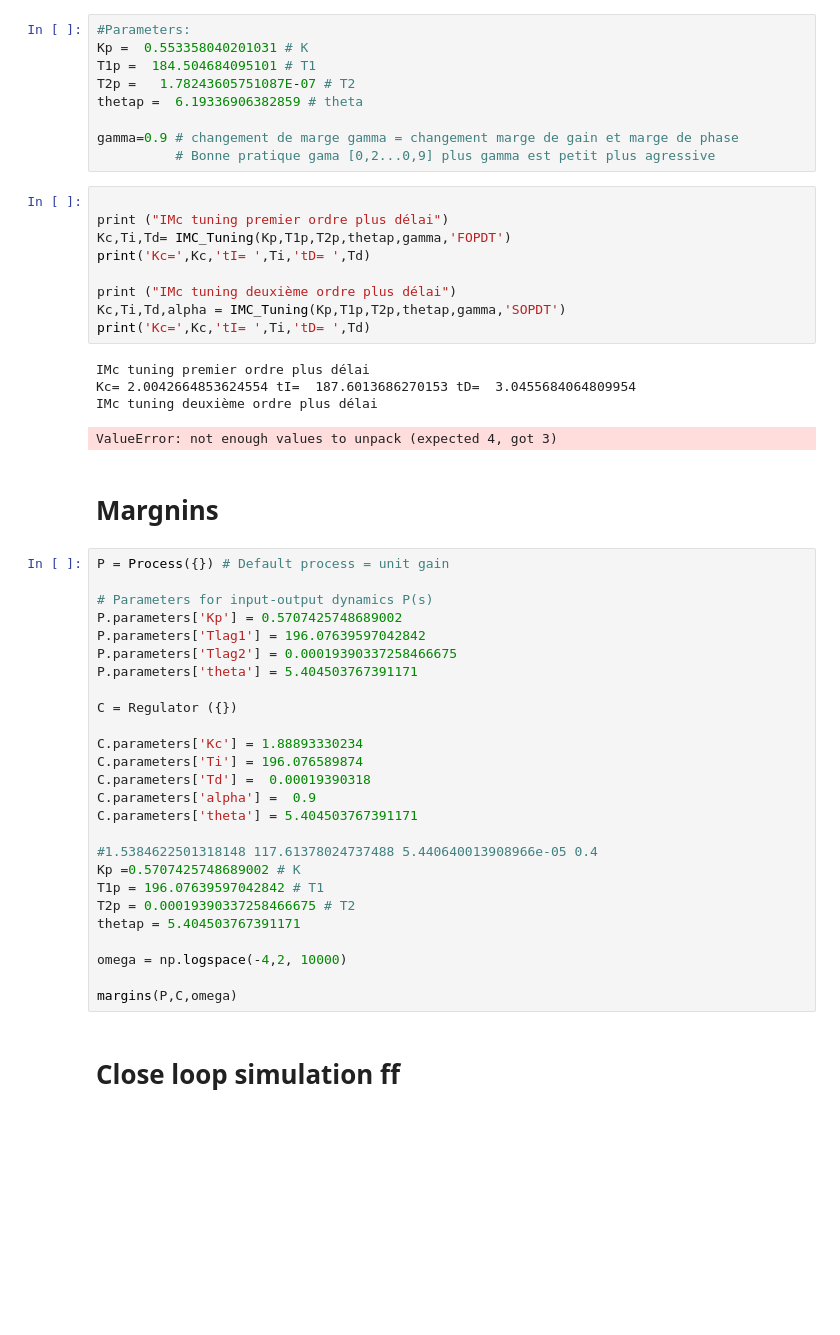
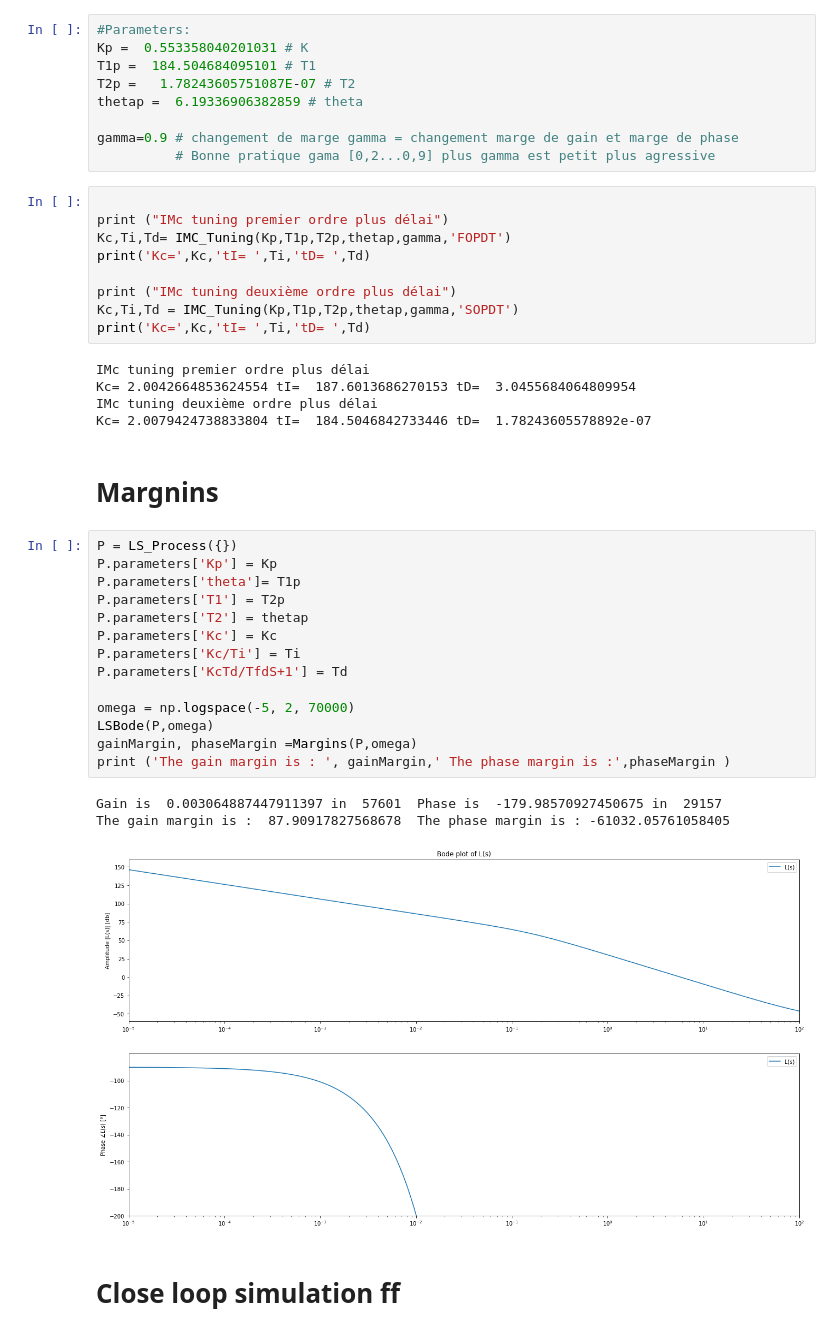
Before and after one commit to LeTouristeDeLECAM/Control-Theory-Laboratory, a Jupyter notebook: control_theory_software/Control_theory_software/package_LAB.ipynb, the cells around one changed output. Cells and saved outputs as stored; diff of their text form; blank space fills up the shorter version.

Commit message:
Added Margins and L(s)

```diff
--- a/control_theory_software/Control_theory_software/package_LAB.ipynb
+++ b/control_theory_software/Control_theory_software/package_LAB.ipynb
@@ -291,41 +291,33 @@ Kc,Ti,Td= IMC_Tuning(Kp,T1p,T2p,thetap,gamma,'FOPDT')
 print('Kc=',Kc,'tI= ',Ti,'tD= ',Td)
 
 print ("IMc tuning deuxième ordre plus délai")
-Kc,Ti,Td,alpha = IMC_Tuning(Kp,T1p,T2p,thetap,gamma,'SOPDT')
+Kc,Ti,Td = IMC_Tuning(Kp,T1p,T2p,thetap,gamma,'SOPDT')
 print('Kc=',Kc,'tI= ',Ti,'tD= ',Td)
 # %% [output]
 IMc tuning premier ordre plus délai
 Kc= 2.0042664853624554 tI=  187.6013686270153 tD=  3.0455684064809954
 IMc tuning deuxième ordre plus délai
+Kc= 2.0079424738833804 tI=  184.5046842733446 tD=  1.78243605578892e-07
-ValueError: not enough values to unpack (expected 4, got 3)
 # %% [markdown]
 # Margnins
 # %%
-P = Process({}) # Default process = unit gain
+P = LS_Process({})
+P.parameters['Kp'] = Kp
+P.parameters['theta']= T1p
+P.parameters['T1'] = T2p
+P.parameters['T2'] = thetap
+P.parameters['Kc'] = Kc
+P.parameters['Kc/Ti'] = Ti
+P.parameters['KcTd/TfdS+1'] = Td
 
-# Parameters for input-output dynamics P(s)
-P.parameters['Kp'] = 0.5707425748689002
-P.parameters['Tlag1'] = 196.07639597042842
-P.parameters['Tlag2'] = 0.00019390337258466675
-P.parameters['theta'] = 5.404503767391171
-
-C = Regulator ({})
-
-C.parameters['Kc'] = 1.88893330234
-C.parameters['Ti'] = 196.076589874
-C.parameters['Td'] =  0.00019390318
-C.parameters['alpha'] =  0.9
-C.parameters['theta'] = 5.404503767391171
-
-#1.5384622501318148 117.61378024737488 5.440640013908966e-05 0.4
-Kp =0.5707425748689002 # K
-T1p = 196.07639597042842 # T1
-T2p = 0.00019390337258466675 # T2
-thetap = 5.404503767391171
-
-omega = np.logspace(-4,2, 10000)
-
-margins(P,C,omega)
+omega = np.logspace(-5, 2, 70000)
+LSBode(P,omega)
+gainMargin, phaseMargin =Margins(P,omega)
+print ('The gain margin is : ', gainMargin,' The phase margin is :',phaseMargin )
+# %% [output]
+Gain is  0.003064887447911397 in  57601  Phase is  -179.98570927450675 in  29157
+The gain margin is :  87.90917827568678  The phase margin is : -61032.05761058405
+[figure, added]
 # %% [markdown]
 # Close loop simulation ff
 # %%
```
Also changed, not shown: parts of 3 cells of this notebook, 49 other files.
